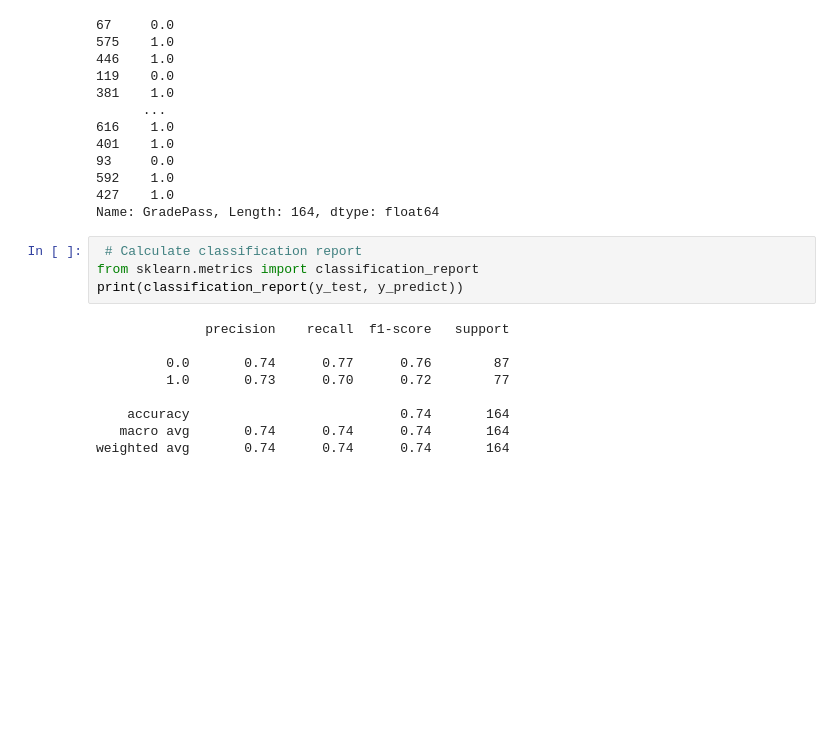
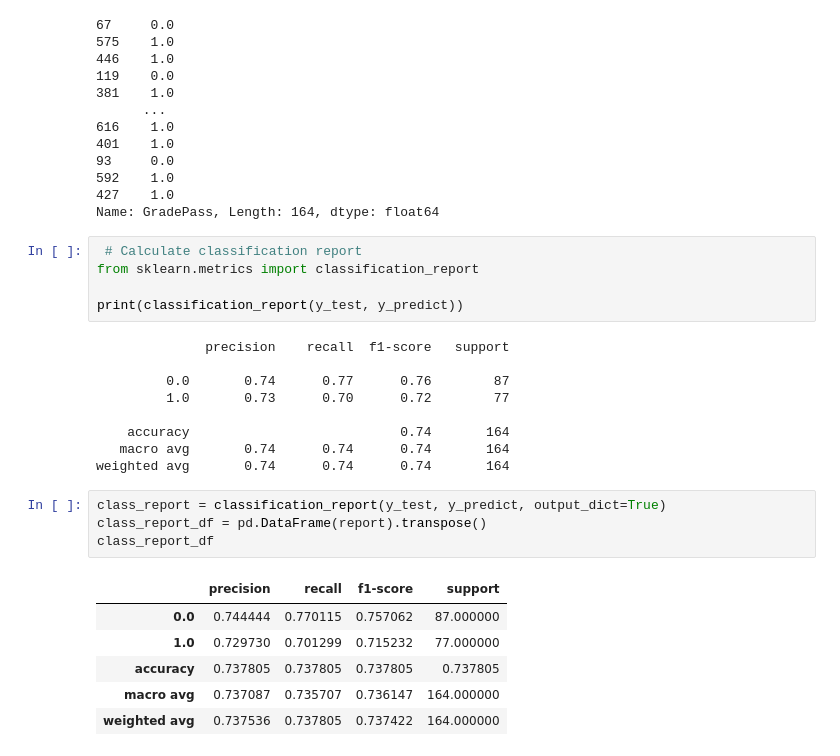
Before and after one commit to walaha2002/Project3, a Jupyter notebook: Eisenba/Extreme_Trees.ipynb, the cells around one changed output. Saved outputs shown, nothing was run; the diff lists cells and outputs as text; blank space fills up the shorter version.

Commit message:
Create performance outputs

```diff
--- a/Eisenba/Extreme_Trees.ipynb
+++ b/Eisenba/Extreme_Trees.ipynb
@@ -190,6 +190,7 @@ Name: GradePass, Length: 164, dtype: float64
 # %%
  # Calculate classification report
 from sklearn.metrics import classification_report
+
 print(classification_report(y_test, y_predict))
 # %% [output]
               precision    recall  f1-score   support
@@ -200,3 +201,14 @@ print(classification_report(y_test, y_predict))
     accuracy                           0.74       164
    macro avg       0.74      0.74      0.74       164
 weighted avg       0.74      0.74      0.74       164
+# %%
+class_report = classification_report(y_test, y_predict, output_dict=True)
+class_report_df = pd.DataFrame(report).transpose()
+class_report_df
+# %% [output]
+|  | precision | recall | f1-score | support |
+| 0.0 | 0.744444 | 0.770115 | 0.757062 | 87.000000 |
+| 1.0 | 0.729730 | 0.701299 | 0.715232 | 77.000000 |
+| accuracy | 0.737805 | 0.737805 | 0.737805 | 0.737805 |
+| macro avg | 0.737087 | 0.735707 | 0.736147 | 164.000000 |
+| weighted avg | 0.737536 | 0.737805 | 0.737422 | 164.000000 |
```
